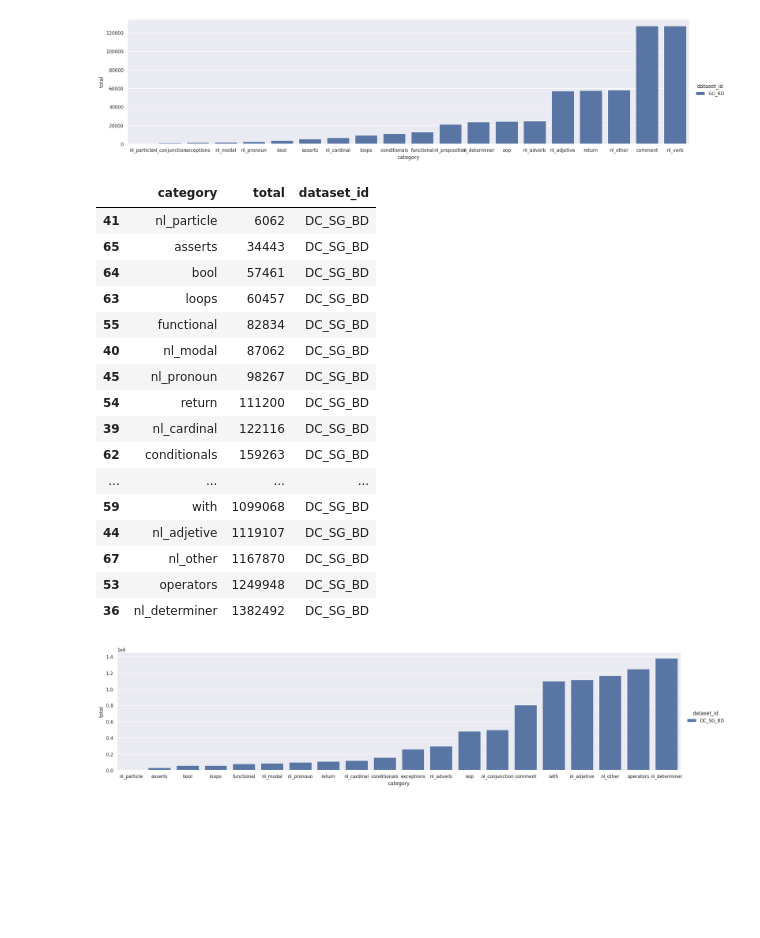
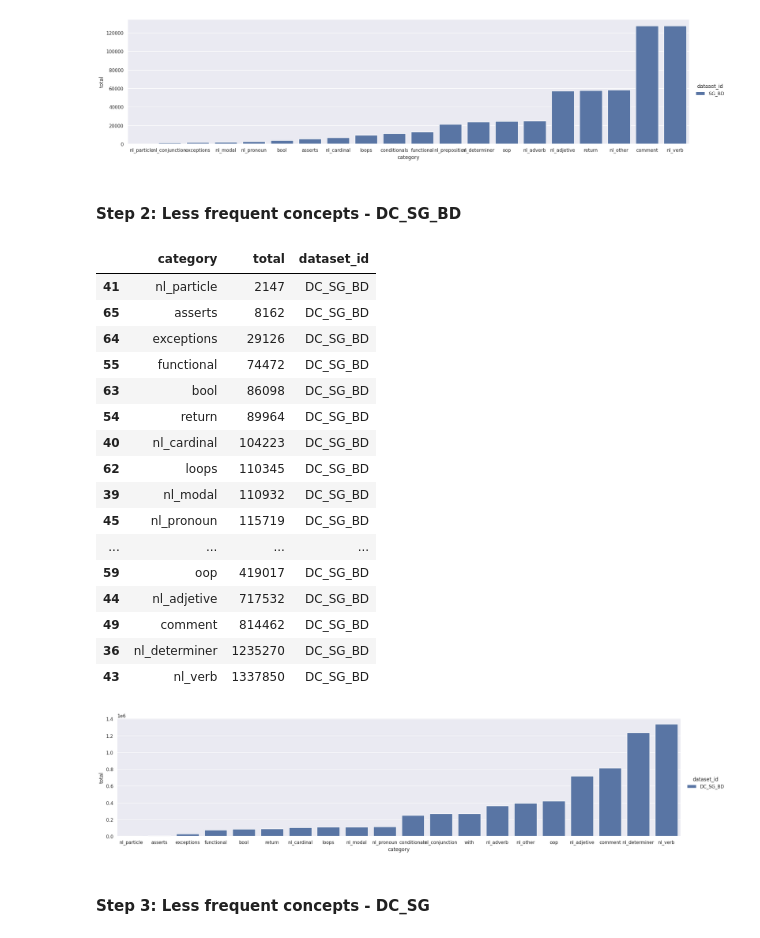
Before and after one commit to WM-SEMERU/code-rationales, a Jupyter notebook: nbs/experiments/[1.1.1]_[1.1.2].ipynb, the cells around one changed output. Drawn from its saved outputs; the diff is of its cells as text; code cells hidden in the pictures; blank space fills up the shorter version.

```diff
--- a/nbs/experiments/[1.1.1]_[1.1.2].ipynb
+++ b/nbs/experiments/[1.1.1]_[1.1.2].ipynb
@@ -4,7 +23,7 @@
 def param_default():
     return {
         'model': 'codeparrot',
-        'modality' : 'nl_sc',
+        'modality' : 'sc',
         'datasets' : {
             'SG_BD' : 'code_completion_random_cut_5k_30_512_tokens',
             'DC_SG_BD' : 'code_completion_docstring_random_cut_3.8k_30_150_tokens',
@@ -15,7 +34,6 @@ def param_default():
         'bootstrapping_size': 500,
         ######## INPUT
         'global_taxonomy_results': '/workspaces/code-rationales/data/global_taxonomy_results',
-        'grouping_results': '/workspaces/code-rationales/data/experiments/grouping_results',
         ######## OUTPUT
         'quantitative_results' : '/workspaces/code-rationales/data/experiments/quantitative_results',
     }
@@ -156,4 +163,5 @@ def get_frequencies_df():
         dataset_frequency_df['dataset_id'] = [dataset_id]*dataset_frequency_df.shape[0]
         frequencies_df = pd.concat([frequencies_df,dataset_frequency_df], ignore_index=True)
         frequencies_df['total'] = pd.to_numeric(frequencies_df['total'])
+        frequencies_df.to_csv(params['quantitative_results'] + '/' + params['model'] + '/' + params['modality']  + '/' + params['datasets'][dataset_id] + '_frequencies_dataset' + '.csv', index=False)
     return frequencies_df
@@ -339,29 +386,33 @@ g = sns.catplot(x='category', y='total', hue='dataset_id', data=top_20_least_fre
 # %% [output]
 [figure]
+# %% [markdown]
+#### Step 2: Less frequent concepts - DC_SG_BD
 # %%
-top_20_least_frequent_concepts_df = frequencies_df[frequencies_df['dataset_id'] == 'DC_SG_BD'].nsmallest(20, 'total')
-top_20_least_frequent_df = pd.concat([top_20_least_frequent_df, top_20_least_frequent_concepts_df], ignore_index=True)
-top_20_least_frequent_concepts_df
+top_20_less_frequent_concepts_df = frequencies_df[frequencies_df['dataset_id'] == 'DC_SG_BD'].nsmallest(20, 'total')
+top_20_less_frequent_df = pd.concat([top_20_less_frequent_df, top_20_less_frequent_concepts_df], ignore_index=True)
+top_20_less_frequent_concepts_df
 # %% [output]
 |  | category | total | dataset_id |
-| 41 | nl_particle | 6062 | DC_SG_BD |
-| 65 | asserts | 34443 | DC_SG_BD |
-| 64 | bool | 57461 | DC_SG_BD |
-| 63 | loops | 60457 | DC_SG_BD |
-| 55 | functional | 82834 | DC_SG_BD |
-| 40 | nl_modal | 87062 | DC_SG_BD |
-| 45 | nl_pronoun | 98267 | DC_SG_BD |
-| 54 | return | 111200 | DC_SG_BD |
-| 39 | nl_cardinal | 122116 | DC_SG_BD |
-| 62 | conditionals | 159263 | DC_SG_BD |
+| 41 | nl_particle | 2147 | DC_SG_BD |
+| 65 | asserts | 8162 | DC_SG_BD |
+| 64 | exceptions | 29126 | DC_SG_BD |
+| 55 | functional | 74472 | DC_SG_BD |
+| 63 | bool | 86098 | DC_SG_BD |
+| 54 | return | 89964 | DC_SG_BD |
+| 40 | nl_cardinal | 104223 | DC_SG_BD |
+| 62 | loops | 110345 | DC_SG_BD |
+| 39 | nl_modal | 110932 | DC_SG_BD |
+| 45 | nl_pronoun | 115719 | DC_SG_BD |
 | ... | ... | ... | ... |
-| 59 | with | 1099068 | DC_SG_BD |
-| 44 | nl_adjetive | 1119107 | DC_SG_BD |
-| 67 | nl_other | 1167870 | DC_SG_BD |
-| 53 | operators | 1249948 | DC_SG_BD |
-| 36 | nl_determiner | 1382492 | DC_SG_BD |
+| 59 | oop | 419017 | DC_SG_BD |
+| 44 | nl_adjetive | 717532 | DC_SG_BD |
+| 49 | comment | 814462 | DC_SG_BD |
+| 36 | nl_determiner | 1235270 | DC_SG_BD |
+| 43 | nl_verb | 1337850 | DC_SG_BD |
 # %%
-g = sns.catplot(x='category', y='total', hue='dataset_id', data=top_20_least_frequent_concepts_df, kind='bar', height=5, aspect=4)
+g = sns.catplot(x='category', y='total', hue='dataset_id', data=top_20_less_frequent_concepts_df, kind='bar', height=5, aspect=4)
 # %% [output]
-[figure, old version]
+[figure, new version]
+# %% [markdown]
+#### Step 3: Less frequent concepts - DC_SG
 # %%
```
Also changed, not shown: parts of 46 cells of this notebook, 6 other files.
